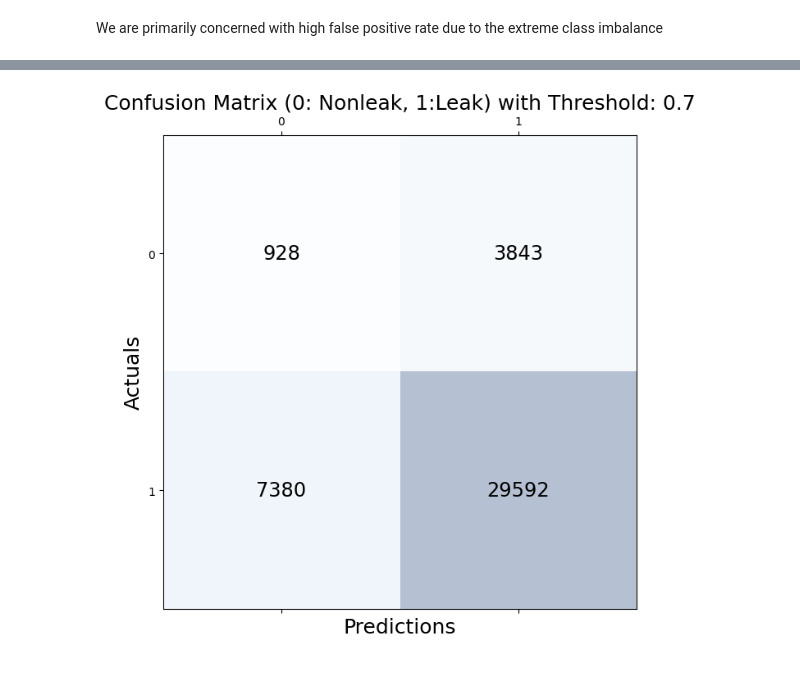
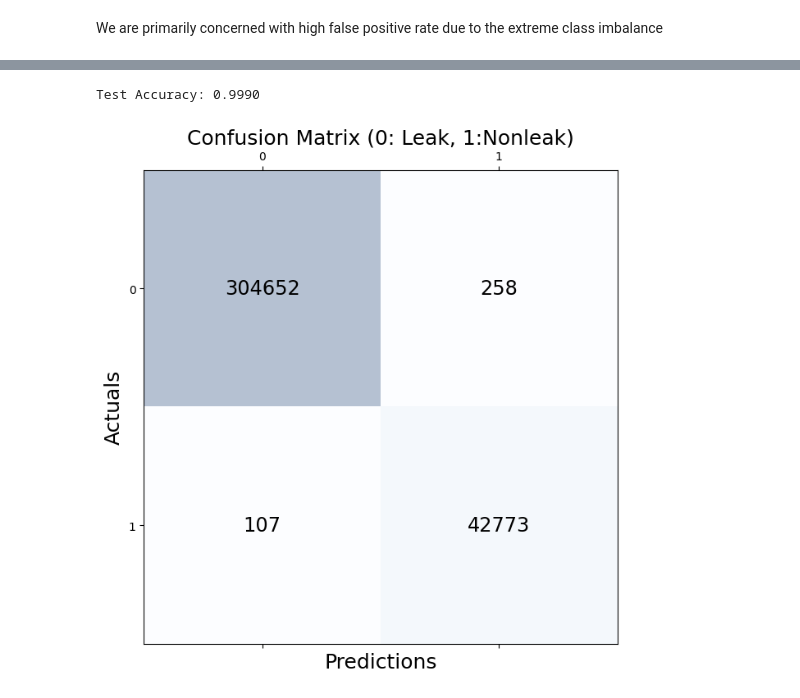
Before and after one commit to BerkeleyExpertSystemTechnologiesLab/Squishy-Methane-Analysis, a Jupyter notebook: MethaneModel/Gas-ViT.ipynb, the cells around one changed output, grey strips where cells are left out. Cells and saved outputs as stored; diff of their text form; code cells hidden in the pictures.

Commit message:
Finished implementing gasvit and achieved 99.9% test accuracy with given model

```diff
--- a/MethaneModel/Gas-ViT.ipynb
+++ b/MethaneModel/Gas-ViT.ipynb
@@ -467,0 +433,3 @@ class_weight = {0: 8, 1: 1}
+# %%
+model_path = 'vit_model_no_dropout.pth'
+model.load_state_dict(torch.load(model_path))
@@ -590,5 +496,3 @@ KeyboardInterrupt:
 ### Generate evaluation metrics and plots such as confusion matrix and ROC curves, F1 score, etc.
 # %% [markdown]
 We are primarily concerned with high false positive rate due to the extreme class imbalance
-# %%
-predictions = model.predict(test_generator)
@@ -602,21 +499,48 @@ processed_preds = (predictions >= threshold).flatten().astype(int)
+# %%
+def predict(model):
+    model.eval()
+    accuracy = 0
+    total_samples = 0
+    predictions = []  # List to store the predictions
+    truth_labels = []  # List to store the truth labels
+
+    with torch.no_grad():
+        for batch_images, batch_labels in tqdm(test_dataloader, leave=False):
+            batch_image_pixels, batch_labels = batch_images.pixel_values.squeeze(1).to(device), batch_labels.to(device)
+            outputs = model(batch_image_pixels).logits
+            _, predicted = torch.max(outputs, 1)
+            accuracy += (predicted == batch_labels).sum().item()
+            total_samples += batch_labels.size(0)
+
+            predictions.extend(predicted.cpu().numpy())
+            truth_labels.extend(batch_labels.cpu().numpy())
+
+    validation_accuracy = accuracy / total_samples
+    print(f"Test Accuracy: {validation_accuracy:.4f}")
+    return predictions, truth_labels
+# %%
+predictions, truth_labels = predict(model)
+predictions, truth_labels = np.array(predictions), np.array(truth_labels)
+# %% [output]
+Test Accuracy: 0.9990
 # %%
 from sklearn.metrics import confusion_matrix
 from sklearn.metrics import ConfusionMatrixDisplay
 
 #source: https://vitalflux.com/python-draw-confusion-matrix-matplotlib/
 
-conf_matrix = confusion_matrix(y_true=ground_truth_labels.astype(int), y_pred=processed_preds)
+conf_matrix = confusion_matrix(y_true=truth_labels.astype(int), y_pred=predictions)
 fig, ax = plt.subplots(figsize=(7.5, 7.5))
 ax.matshow(conf_matrix, cmap=plt.cm.Blues, alpha=0.3)
 for i in range(conf_matrix.shape[0]):
     for j in range(conf_matrix.shape[1]):
         ax.text(x=j, y=i,s=conf_matrix[i, j], va='center', ha='center', size='xx-large')
 
 plt.xlabel('Predictions', fontsize=18)
 plt.ylabel('Actuals', fontsize=18)
-plt.title(f'Confusion Matrix (0: Nonleak, 1:Leak) with Threshold: {threshold}', fontsize=18)
+plt.title(f'Confusion Matrix (0: Leak, 1:Nonleak)', fontsize=18)
 plt.show()
 # %% [output]
-[figure, old version]
+[figure, new version]
 # %%
 from sklearn.metrics import accuracy_score,f1_score
```
Also changed, not shown: parts of 25 cells of this notebook, 3 other files.
